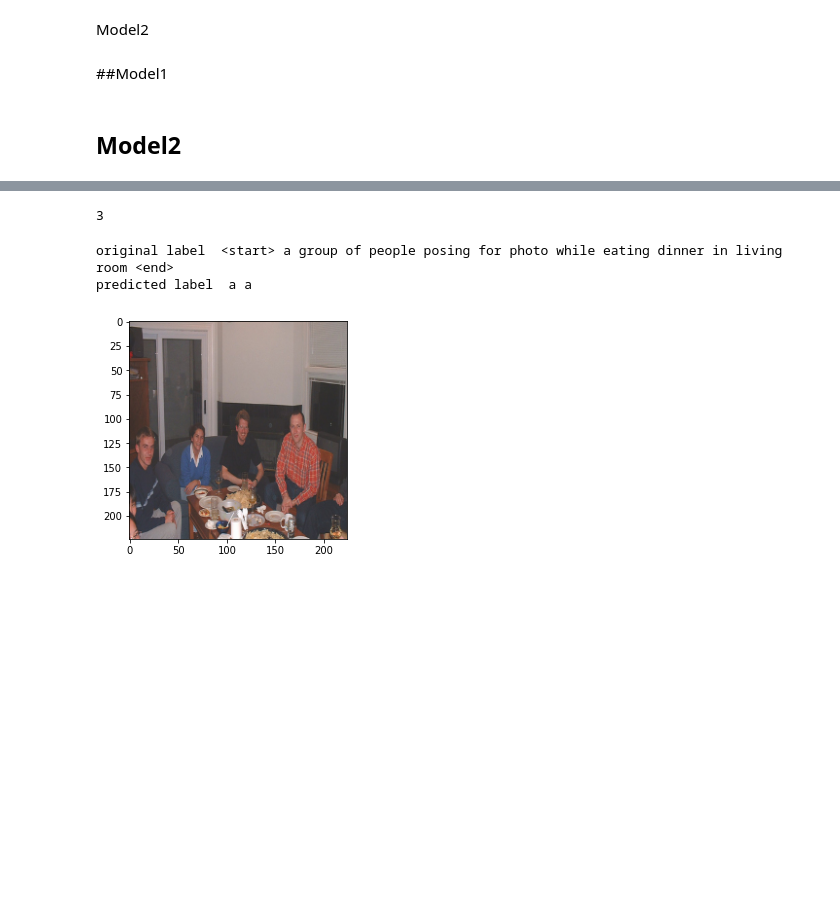
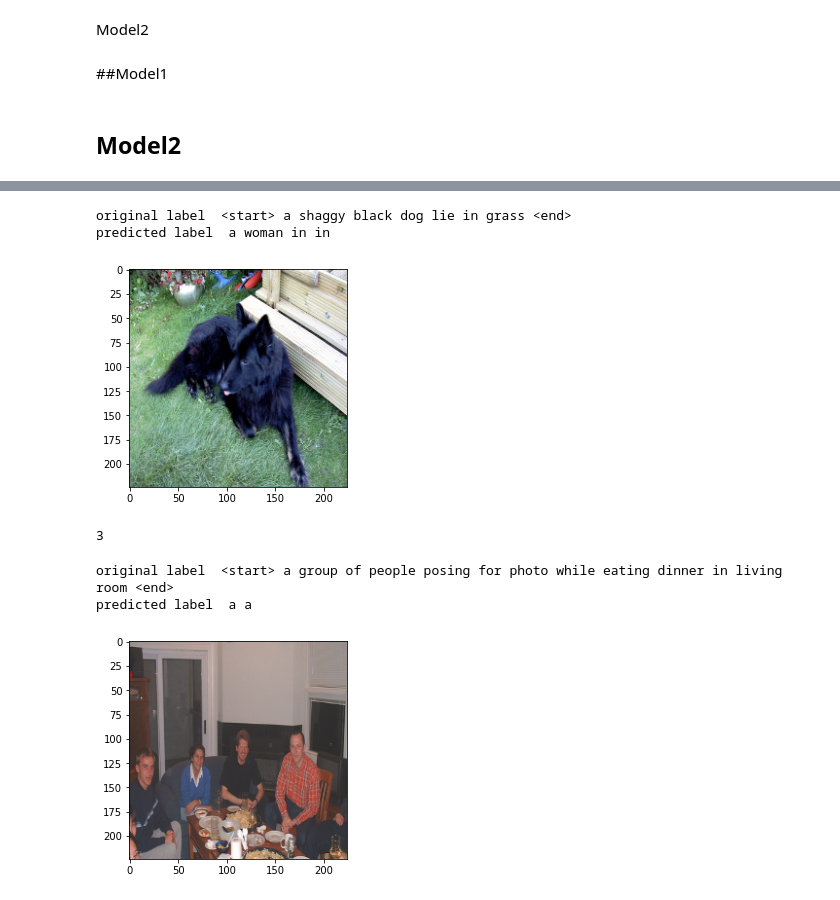
Before and after one commit to vipul43/image_description, a Jupyter notebook: image_description.ipynb, the cells around one changed output, grey strips where cells are left out. Saved outputs shown, nothing was run; the diff lists cells and outputs as text; code cells hidden in the pictures; blank space fills up the shorter version.

Commit message:
model_g1 is predicting

```diff
--- a/image_description.ipynb
+++ b/image_description.ipynb
@@ -204,7 +224,7 @@ Model2
 # %%
 #data generator to
 
-def data_generator(data, tk, new_shape, batch_size):
+def data_generator(data, tk, new_shape, batch_size, max_len):
   X1, X2, y = list(), list(), list()
   n = 0
   while 1:
@@ -216,7 +236,7 @@ def data_generator(data, tk, new_shape, batch_size):
       seq = [tk.word_index[word] for word in sent.split(' ') if word in tk.word_index.keys()]
       for i in range(1, len(seq)):
         in_seq, out_seq = seq[:i], seq[i]
-        in_seq = pad_sequences([in_seq], maxlen=100, padding='post')[0]
+        in_seq = pad_sequences([in_seq], maxlen=max_len, padding='post')[0]
         out_seq = to_categorical([out_seq], num_classes=len(tk.word_index)+1)[0]
         X1.append(photo)
         X2.append(in_seq)
@@ -228,11 +248,11 @@ def data_generator(data, tk, new_shape, batch_size):
 
 # predict function
 index_word = dict(map(reversed, tk.word_index.items()))
-def predict(image, finalModel):
+def predict(image, finalModel, max_len):
   partial_caption = "<start>"
-  for i in range(100):
+  for i in range(max_len):
     seq = [tk.word_index[word] for word in partial_caption.split() if word in tk.word_index.keys()]
-    seq = pad_sequences([seq], maxlen=100, padding='post')
+    seq = pad_sequences([seq], maxlen=max_len, padding='post')
     yhat = finalModel.predict([np.expand_dims(image, 0),[seq]], verbose=0)
     yhat = np.argmax(yhat)
     word = index_word[yhat]
@@ -260,7 +280,8 @@ from keras.layers.merge import add
 def define_model(vocab_size, max_length):
 	# feature extractor model
 	inputs1 = tf.keras.Input(shape=(224, 224, 3))
-	fe1 = tf.keras.layers.Dropout(0.5)(inputs1)
+	inputs2 = tf.keras.layers.Flatten(name='flatten')(inputs1)
+	fe1 = tf.keras.layers.Dropout(0.5)(inputs2)
 	fe2 = tf.keras.layers.Dense(256, activation='relu')(fe1)
 	# sequence model
 	inputs2 = tf.keras.Input(shape=(max_length,))
@@ -268,7 +289,7 @@ def define_model(vocab_size, max_length):
 	se2 = tf.keras.layers.Dropout(0.5)(se1)
 	se3 = tf.keras.layers.LSTM(256)(se2)
 	# decoder model
-	decoder1 = add([fe2, se3])
+	decoder1 = tf.keras.layers.Concatenate(axis=-1)([fe2, se3])
 	decoder2 = tf.keras.layers.Dense(256, activation='relu')(decoder1)
 	outputs = tf.keras.layers.Dense(vocab_size, activation='softmax')(decoder2)
 	# tie it together [image, seq] [word]
@@ -278,3 +299,15 @@ def define_model(vocab_size, max_length):
 	print(model.summary())
 	tf.keras.utils.plot_model(model, to_file='model.png', show_shapes=True)
 	return model
+# %%
+def find_max_len(data):
+  max_len = 0
+  # i = 0
+  for sample in data:
+    # i += 1
+    # print(data[0][1])
+    # if(i > 20):
+    #   break
+    max_len = max(max_len, len(sample[1].split()))
+  return max_len
+find_max_len(data)
@@ -281,11 +316,10 @@ def define_model(vocab_size, max_length):
 # %%
-max_length = 100
-vocab_size = len(tk.word_counts)
+max_length = find_max_len(data)
+vocab_size = len(tk.word_counts) + 1
 model_g1 = define_model(vocab_size, max_length)
 
 
 batch_size = 16
-generator = data_generator(data,tk, (224, 224, 3), batch_size)
-model_g1.fit(generator, epochs=5, shuffle=True)
+generator = data_generator(data,tk, (224, 224, 3), batch_size, max_length)
 # batches = (53500/batch_size)
 # %% [output]
@@ -310,12 +349,16 @@ ValueError: ignored
 # %%
 idx = np.random.randint(len(data))
 photo = io.imread(data[idx][0])
 photo = transform.resize(image=photo, output_shape=(224, 224, 3))
 label = data[idx][1]
-pred = predict(photo, model_g1)
+pred = predict(photo, model_g1, max_length)
 plt.imshow(photo)
 print("original label ", label)
 print("predicted label ", pred)
+# %% [output]
+original label  <start> a shaggy black dog lie in grass <end>
+predicted label  a woman in in
+[figure, added]
 # %%
 # partial_caption = "<start> the"
 # seq = [tk.word_index[word] for word in partial_caption.split() if word in tk.word_index.keys()]
```
Also changed, not shown: parts of 6 cells of this notebook.
